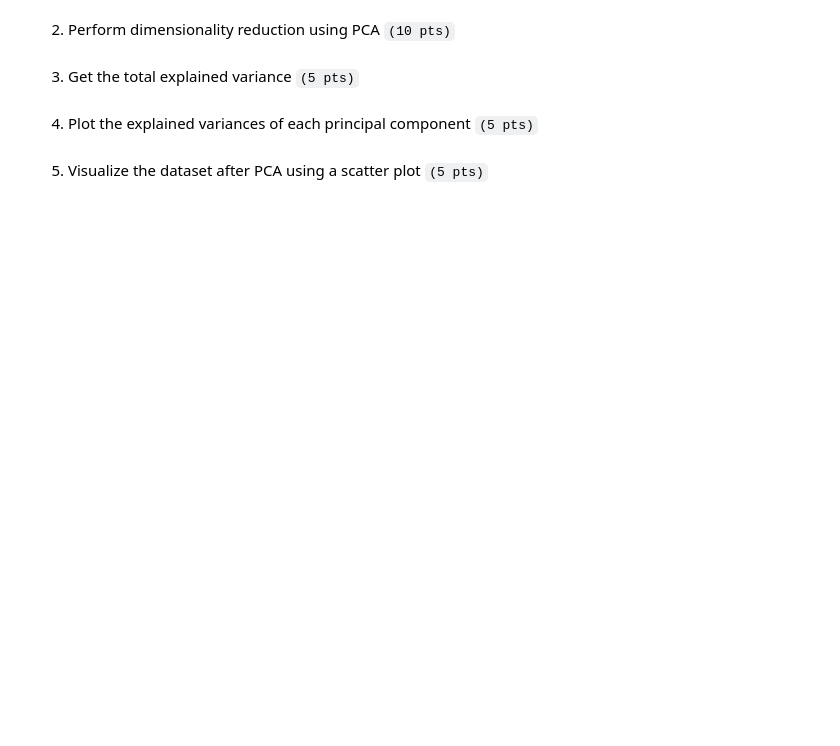
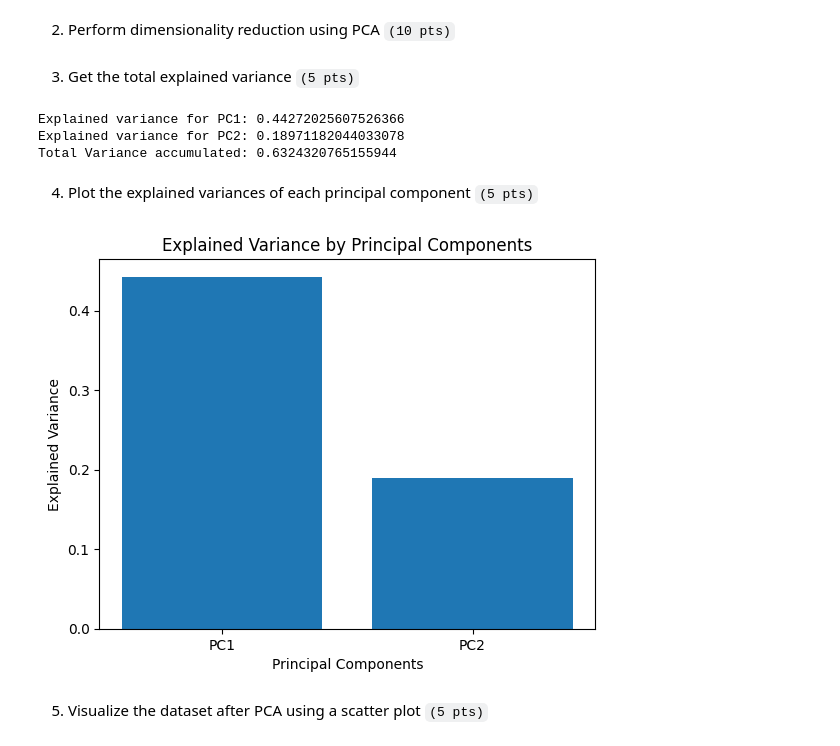
Before and after one commit to alammobaDar/CCADMACL_EXERCISES_COM231ML, a Jupyter notebook: Exercise4b.ipynb, the cells around one changed output. Drawn from its saved outputs; the diff is of its cells as text; code cells hidden in the pictures; blank space fills up the shorter version.

```diff
--- a/Exercise4b.ipynb
+++ b/Exercise4b.ipynb
@@ -51,2 +61,6 @@ X_scaled = scaler.fit_transform(X)
+# %%
+pca = PCA(n_components=2)
+
+X_reduced = pca.fit_transform(X_scaled)
 # %% [markdown]
 3. Get the total explained variance `(5 pts)`
@@ -55,2 +67,20 @@ X_scaled = scaler.fit_transform(X)
+# %%
+explained_variance = pca.explained_variance_ratio_
+
+PC1_variance = explained_variance[0]
+PC2_variance = explained_variance[1]
+# PC3_variance = explained_variance[2]
+
+print(f"Explained variance for PC1: {PC1_variance}")
+print(f"Explained variance for PC2: {PC2_variance}")
+# print(f"Explained variance for PC3: {PC3_variance}")
+
+total_variance =  PC1_variance + PC2_variance
+
+print(f"Total Variance accumulated: {total_variance}")
+# %% [output]
+Explained variance for PC1: 0.44272025607526366
+Explained variance for PC2: 0.18971182044033078
+Total Variance accumulated: 0.6324320765155944
 # %% [markdown]
 4. Plot the explained variances of each principal component `(5 pts)`
@@ -59,2 +87,11 @@ X_scaled = scaler.fit_transform(X)
+# %%
+# plt.bar(['PC1', 'PC2', 'PC3'], explained_variance)
+plt.bar(['PC1', 'PC2'], explained_variance)
+plt.xlabel('Principal Components')
+plt.ylabel('Explained Variance')
+plt.title('Explained Variance by Principal Components')
+plt.show()
+# %% [output]
+[figure, added]
 # %% [markdown]
 5. Visualize the dataset after PCA using a scatter plot `(5 pts)`
```
Also changed, not shown: parts of 14 cells of this notebook.
